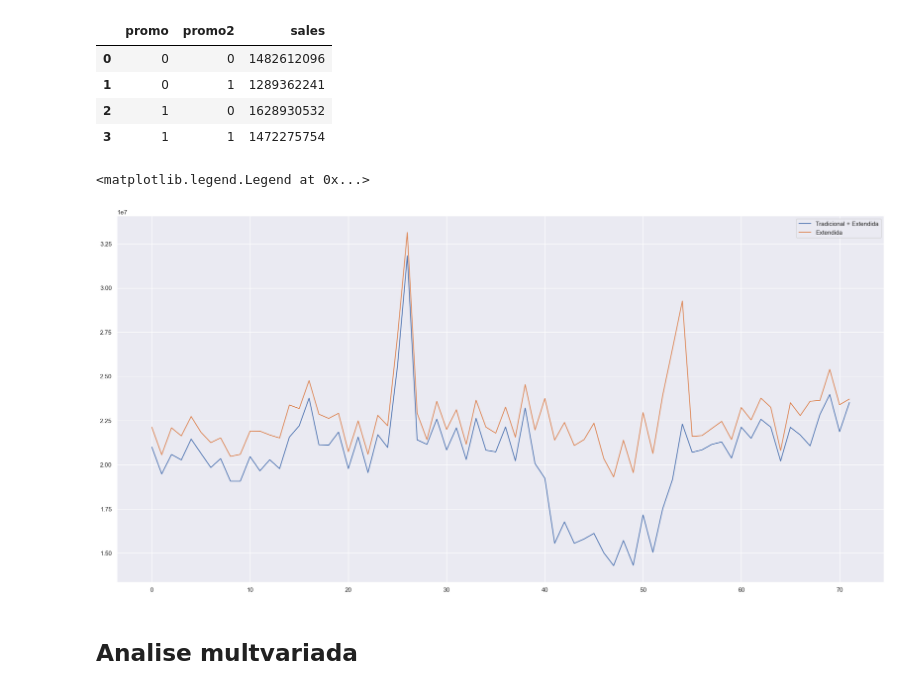
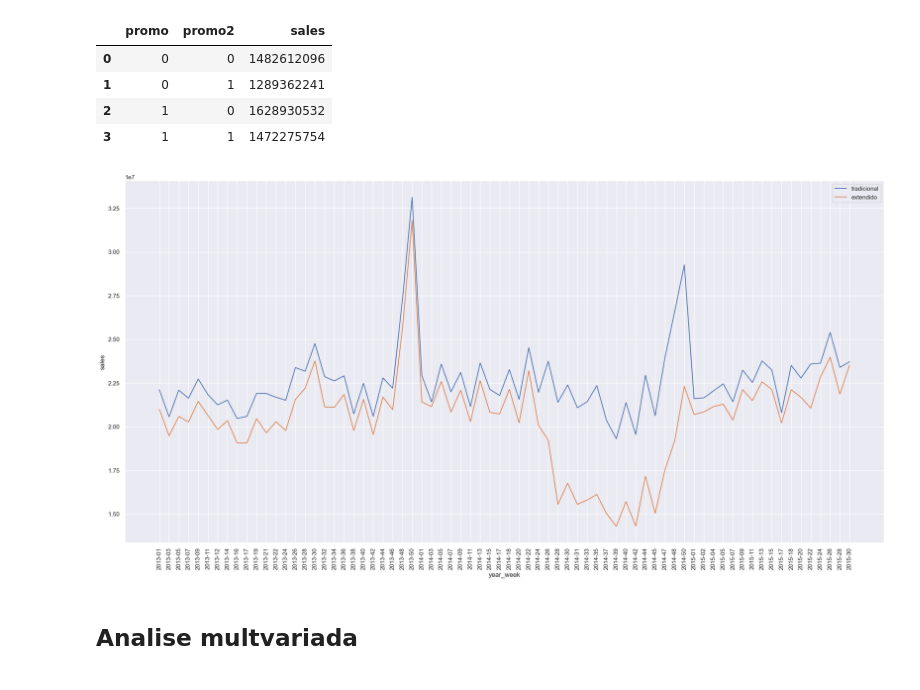
Before and after one commit to juanzimmer/Ds_em_producao, a Jupyter notebook: aula_3_analise_exploratoria.ipynb, the cells around one changed output. Cells and saved outputs as stored; diff of their text form; code cells hidden in the pictures.

Commit message:
Alterada visualização de Hipotese 5

```diff
--- a/aula_3_analise_exploratoria.ipynb
+++ b/aula_3_analise_exploratoria.ipynb
@@ -633,16 +627,17 @@ df3[['promo', 'promo2', 'sales']].groupby(['promo', 'promo2']).sum().reset_index
 | 1 | 0 | 1 | 1289362241 |
 | 2 | 1 | 0 | 1628930532 |
 | 3 | 1 | 1 | 1472275754 |
-# %%
-aux1 = df3[(df3['promo'] == 1) & (df3['promo2'] == 1)][['year_week', 'sales']].groupby('year_week').sum().reset_index()
-ax = aux1.plot()
-
-aux2 = df3[(df3['promo'] == 1) & (df3['promo2'] == 0)][['year_week', 'sales']].groupby('year_week').sum().reset_index()
-aux2.plot(ax=ax)
-
-ax.legend(labels=['Tradicional + Extendida', 'Extendida'])
-# %% [output]
-<matplotlib.legend.Legend at 0x...>
-[figure, removed]
+# %%
+tradicional = df3.loc[(df3['promo'] == 1) & (df3['promo2'] == 0) ,['year_week', 'sales']].groupby('year_week').sum().reset_index()
+sns.lineplot(data = tradicional, x='year_week' , y='sales', )
+
+
+extendido = df3.loc[(df3['promo'] == 1) & (df3['promo2'] == 1) ,['year_week', 'sales']].groupby('year_week').sum().reset_index()
+sns.lineplot(data = extendido, x='year_week' , y='sales')
+
+plt.legend(labels = ['tradicional','extendido'])
+plt.xticks(rotation=90);
+# %% [output]
+[figure, added]
 # %% [markdown]
 ## Analise multvariada
```
Also changed, not shown: parts of 2 cells of this notebook.
